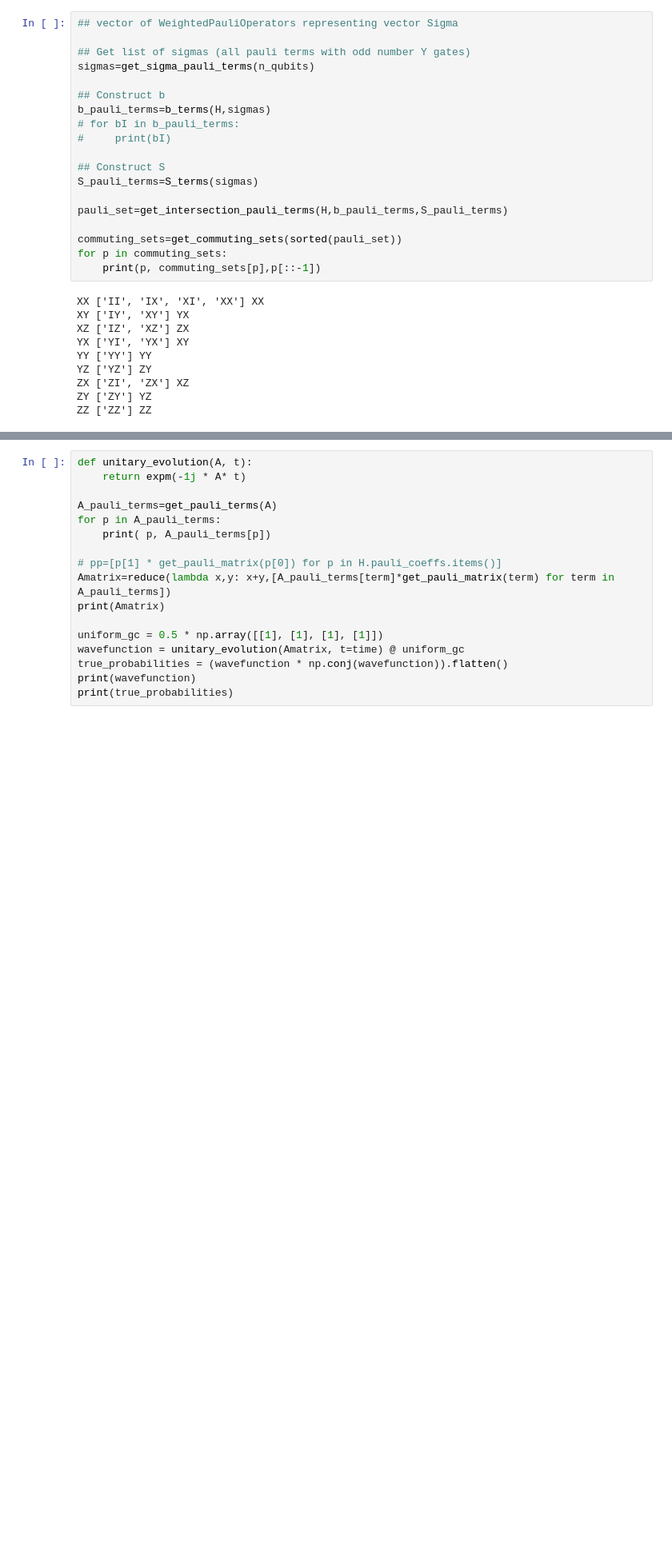
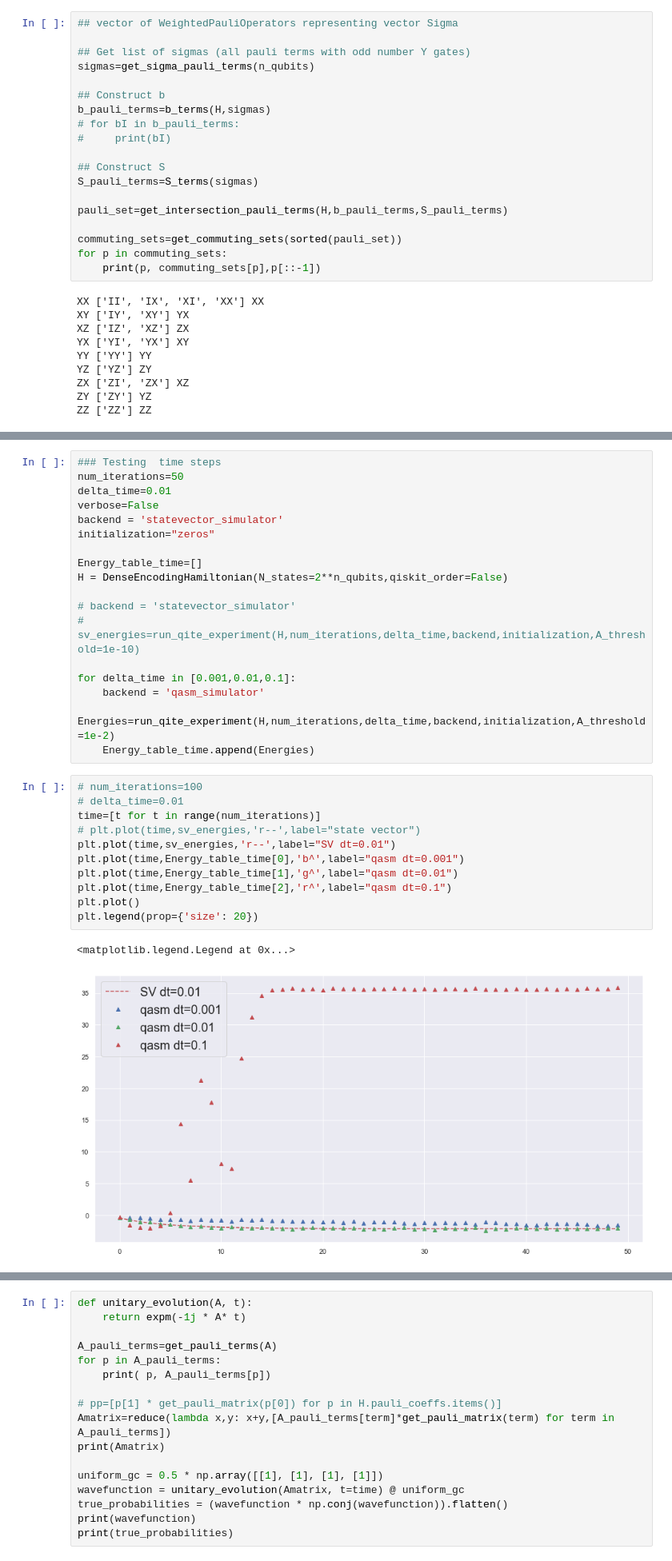
Before and after one commit to aemccoy/GrayCode-QubitEncoding, a Jupyter notebook: notebooks/QITE-SV.ipynb, the cells around one changed output, grey strips where cells are left out. Shown at 80% size. Drawn from its saved outputs; the diff is of its cells as text; blank space fills up the shorter version.

```diff
--- a/notebooks/QITE-SV.ipynb
+++ b/notebooks/QITE-SV.ipynb
@@ -483,0 +582,32 @@ Energies
+# %%
+### Testing  time steps
+num_iterations=50
+delta_time=0.01
+verbose=False
+backend = 'statevector_simulator'
+initialization="zeros"
+
+Energy_table_time=[]
+H = DenseEncodingHamiltonian(N_states=2**n_qubits,qiskit_order=False)
+
+# backend = 'statevector_simulator'
+# sv_energies=run_qite_experiment(H,num_iterations,delta_time,backend,initialization,A_threshold=1e-10)
+
+for delta_time in [0.001,0.01,0.1]:
+    backend = 'qasm_simulator'
+    Energies=run_qite_experiment(H,num_iterations,delta_time,backend,initialization,A_threshold=1e-2)
+    Energy_table_time.append(Energies)
+# %%
+# num_iterations=100
+# delta_time=0.01
+time=[t for t in range(num_iterations)]
+# plt.plot(time,sv_energies,'r--',label="state vector")
+plt.plot(time,sv_energies,'r--',label="SV dt=0.01")
+plt.plot(time,Energy_table_time[0],'b^',label="qasm dt=0.001")
+plt.plot(time,Energy_table_time[1],'g^',label="qasm dt=0.01")
+plt.plot(time,Energy_table_time[2],'r^',label="qasm dt=0.1")
+plt.plot()
+plt.legend(prop={'size': 20})
+# %% [output]
+<matplotlib.legend.Legend at 0x...>
+[figure, added]
```
Also changed, not shown: parts of 12 cells of this notebook.
